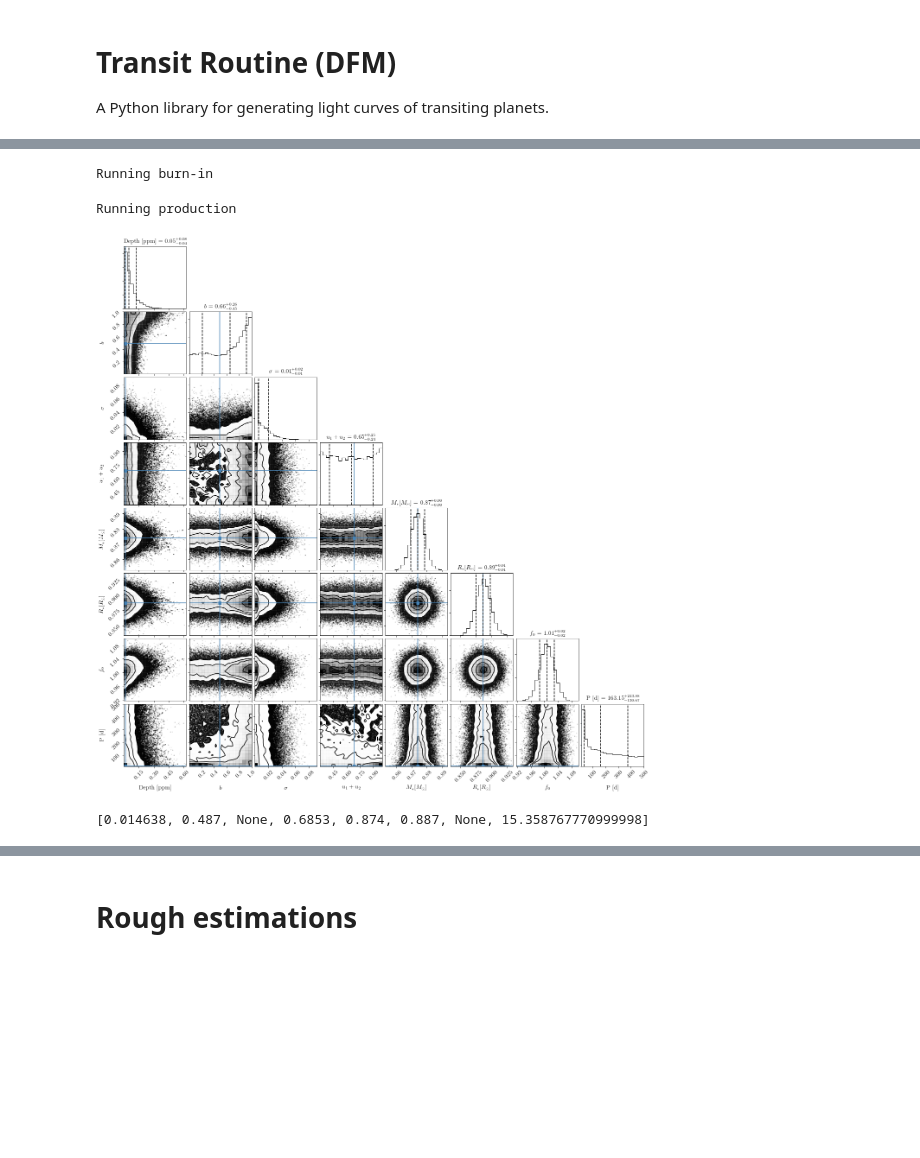
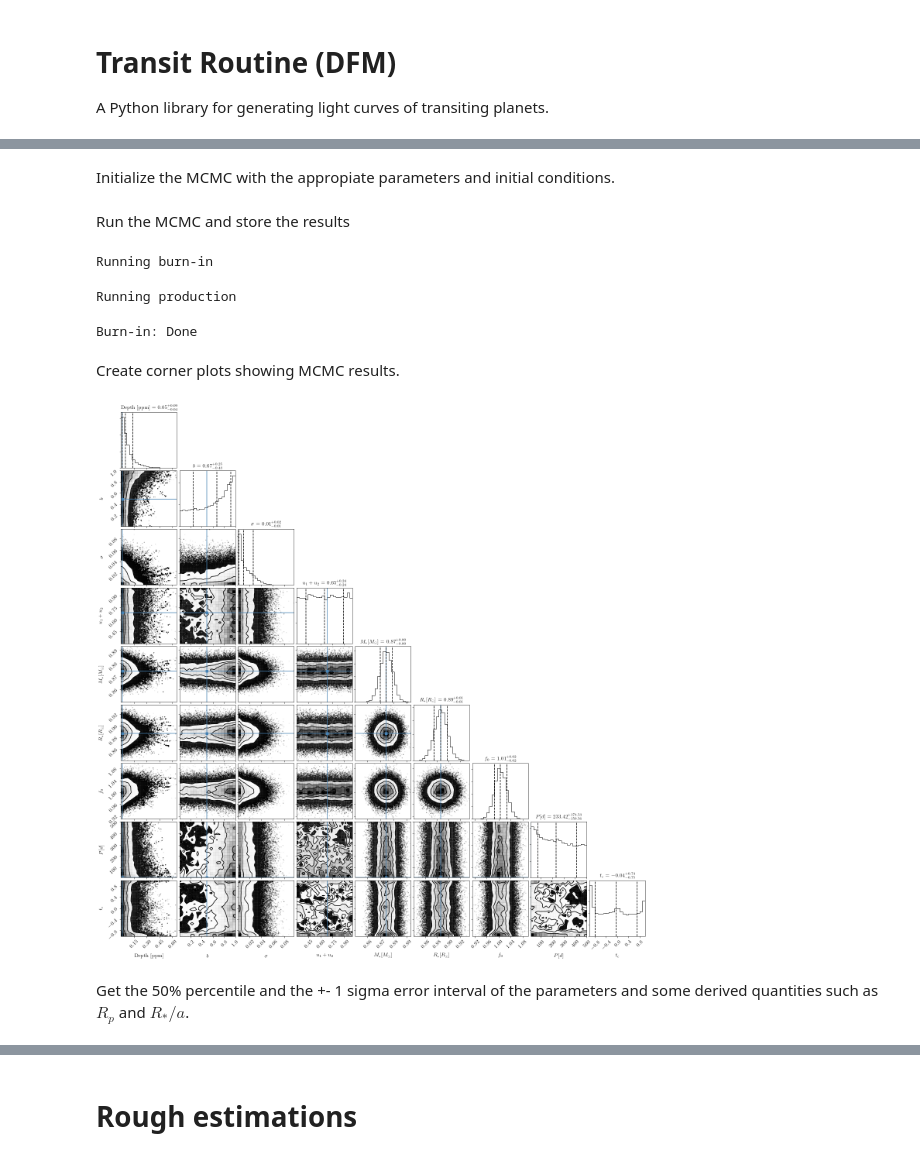
Before and after one commit to mbadenas/TFM2018, a Jupyter notebook: test_peaks.ipynb, the cells around one changed output, grey strips where cells are left out. Saved outputs shown, nothing was run; the diff lists cells and outputs as text; code cells hidden in the pictures; blank space fills up the shorter version.

```diff
--- a/test_peaks.ipynb
+++ b/test_peaks.ipynb
@@ -522,3 +195,0 @@ plt.plot(x,F1)
-# %%
-init = np.array([sma_solarRad/4,rs,15,inc*np.pi/180,u1,u2,rp_solarRad])
-res = op.minimize(chi,init,args=(newX,newY))
@@ -714,0 +244,5 @@ Depth 0.011
+# %%
+def fit_lc(nl, guesses, lc_data):
+    res = op.minimize(nll, guesses, lc_data, options={ 'maxiter': 1e3,'disp': True},method='Nelder-Mead')
+    ml_fit = res["x"] #array with: depth_ml, b_ml, sigma_ml, sumLD_ml, mass_ml, radius_ml, f0_ml, period_ml, tc_ml
+    return ml_fit
@@ -752,38 +330,39 @@ Stellar radius [Rsun]:
+# %% [markdown]
+Initialize the MCMC with the appropiate parameters and initial conditions.
+# %%
+ndim, nwalkers = len(initial_guesses), 100
+initMCMC = res2
+p0 = [initMCMC*(1+1e-4*np.random.randn(ndim)) for i in range(nwalkers)]
+# %% [markdown]
+Run the MCMC and store the results
 # %%
-ndim, nwalkers = 8, 100
-
-evaluate_res = result2["x"]
-
-p0 = [evaluate_res*(1+1e-4*np.random.randn(ndim)) for i in range(nwalkers)]
 sampler = emcee.EnsembleSampler(nwalkers, ndim, lnprob, args=(newX, newY, newY_err, allfixed))
 print("Running burn-in")
-pos, prob, state = sampler.run_mcmc(p0, 200, progress=True);
+pos, prob, state = sampler.run_mcmc(p0, 300, progress=True);
 sampler.reset()
 print("Running production")
-sampler.run_mcmc(p0, 3000, rstate0 = state, progress=True);
+sampler.run_mcmc(p0, 5000, rstate0 = state, progress=True);
+print("Burn-in: Done")
+samples = sampler.chain[:, 500:, :].reshape((-1, ndim))
+np.savetxt('mcmc_samples.txt', samples)
 # %% [output]
 Running burn-in
 Running production
+Burn-in: Done
+# %% [markdown]
+Create corner plots showing MCMC results.
 # %%
-#perform burn-in
-samples = sampler.chain[:, 100:, :].reshape((-1, ndim))
-np.savetxt('mcmc_samples.txt', samples)
+res_labels = ['Depth [ppm]', r'$b$', r'$\sigma$', r'$u_1+u_2$', r'$M_{*} [M_{\odot}]$',
+          r'$R_{*} [R_{\odot}]$', r'$f_{0}$', r'$P [d]$', r'$t_c$']
 
-true_params = [depth / 1e6, b, None, u1 + u2, smass, rs, None, P]
+true_params = [depth/1e6, b, None, u1+u2, smass, rs, None, P, None]
 
-fig = corner.corner(samples, labels=["Depth [ppm]", r"$b$", r"$\sigma$", r'$u_{1}+u_{2}$',
-        r'$M_{*} [M_{\odot}]$', r'$R_{*} [R_{\odot}]$', r'$f_{0}$', 'P [d]'],
-    quantiles=[0.16, 0.5, 0.84], truths=true_params, show_titles=True,
-    title_args={"fontsize": 12}, plot_contours=True)
+fig = corner.corner(samples, labels=res_labels,
+                    quantiles=[0.16, 0.5, 0.84], truths=true_params,
+                    show_titles=True,title_args={"fontsize": 12}, plot_contours=True)
 
-#show_titles = Title showing the 0.5 quantile, with the upper and lower errors
-#supplied by the quantiles argument.
+#show_titles = True -> Title will show the 0.5 quantile, w/ the upper & lower errors given by the quantiles argument.
 
-sampler.acceptance_fraction;
-#http://eso-python.github.io/ESOPythonTutorials/ESOPythonDemoDay8_MCMC_with_emcee.html
+sampler.acceptance_fraction; #http://eso-python.github.io/ESOPythonTutorials/ESOPythonDemoDay8_MCMC_with_emcee.html
 # %% [output]
-[figure, old version]
+[figure, new version]
-# %%
-print([depth/1e6, b,None,u1+u2,smass,rs,None,P])
-# %% [output]
-[0.014638, 0.487, None, 0.6853, 0.874, 0.887, None, 15.358767770999998]
@@ -793,3 +372,5 @@ np.savetxt('mcmc_results.txt',result2["x"])
+# %% [markdown]
+Get the 50% percentile and the +- 1 sigma error interval of the parameters and some derived quantities such as $R_{p}$ and $R_{*}/a$.
 # %%
 G = 6.6730e-11
 
```
Also changed, not shown: parts of 25 cells of this notebook.
